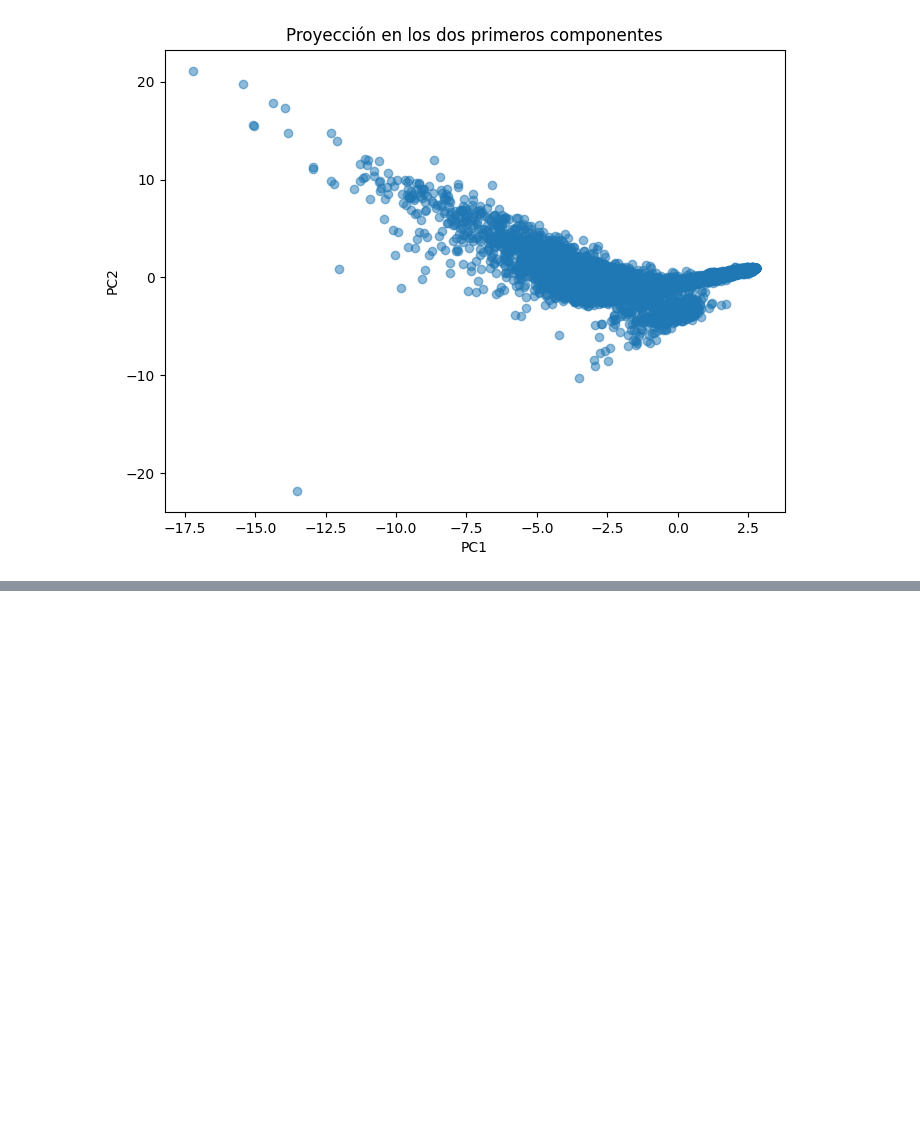
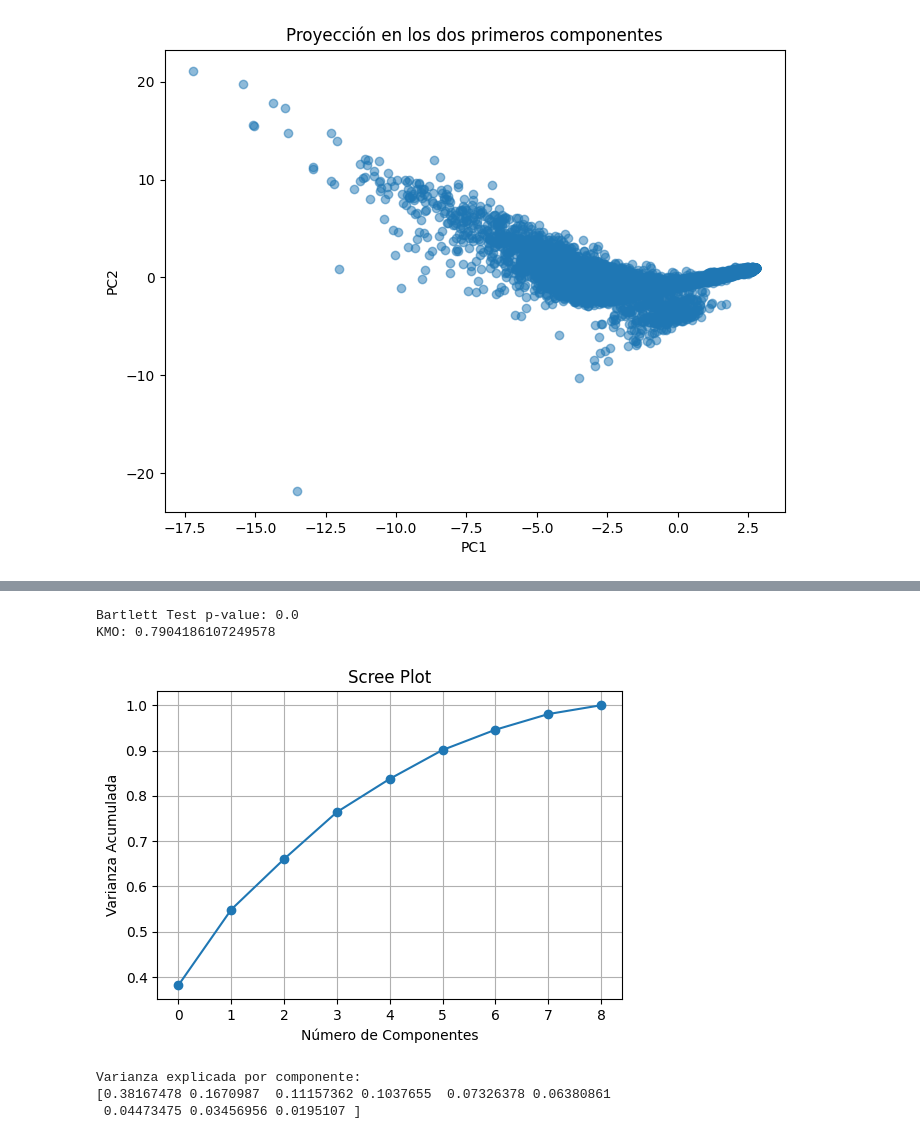
Before and after one commit to Palasuwu/Lab02Nosupervisado, a Jupyter notebook: Lab04.ipynb, the cells around one changed output, grey strips where cells are left out. Saved outputs shown, nothing was run; the diff lists cells and outputs as text; code cells hidden in the pictures; blank space fills up the shorter version.

```diff
--- a/Lab04.ipynb
+++ b/Lab04.ipynb
@@ -269,0 +381,31 @@ plt.show()
+# %%
+from factor_analyzer.factor_analyzer import calculate_bartlett_sphericity, calculate_kmo
+
+chi_square_value, p_value = calculate_bartlett_sphericity(df_scaled)
+kmo_all, kmo_model = calculate_kmo(df_scaled)
+
+print("Bartlett Test p-value:", p_value)
+print("KMO:", kmo_model)
+# %% [output]
+Bartlett Test p-value: 0.0
+KMO: 0.7904186107249578
+# %%
+pca = PCA()
+pca.fit(df_scaled)
+
+# Varianza explicada acumulada
+plt.figure(figsize=(6,4))
+plt.plot(np.cumsum(pca.explained_variance_ratio_), marker='o')
+plt.xlabel('Número de Componentes')
+plt.ylabel('Varianza Acumulada')
+plt.title('Scree Plot')
+plt.grid()
+plt.show()
+
+print("Varianza explicada por componente:")
+print(pca.explained_variance_ratio_)
+# %% [output]
+[figure, added]
+Varianza explicada por componente:
+[0.38167478 0.1670987  0.11157362 0.1037655  0.07326378 0.06380861
+ 0.04473475 0.03456956 0.0195107 ]
```
Also changed, not shown: parts of 8 cells of this notebook.
